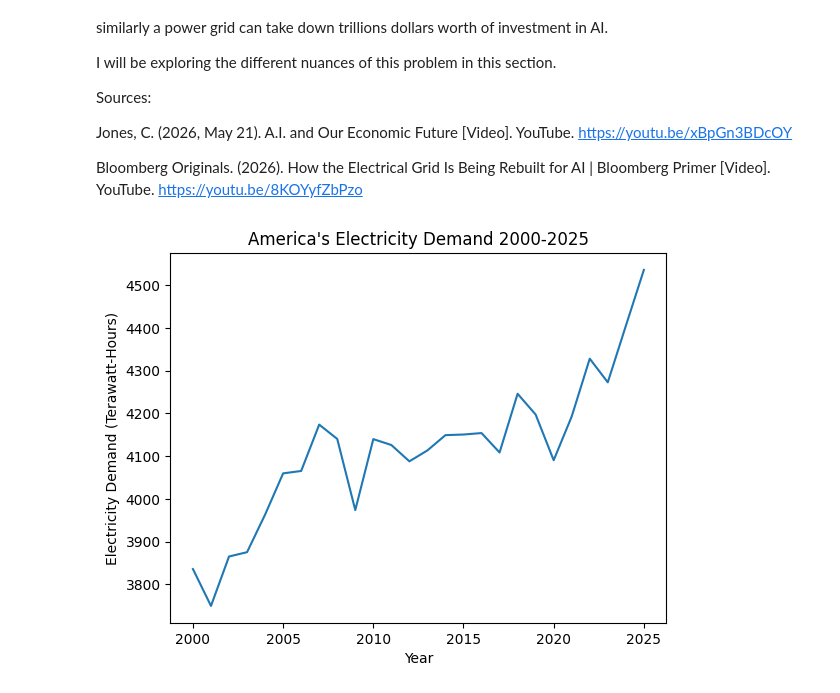
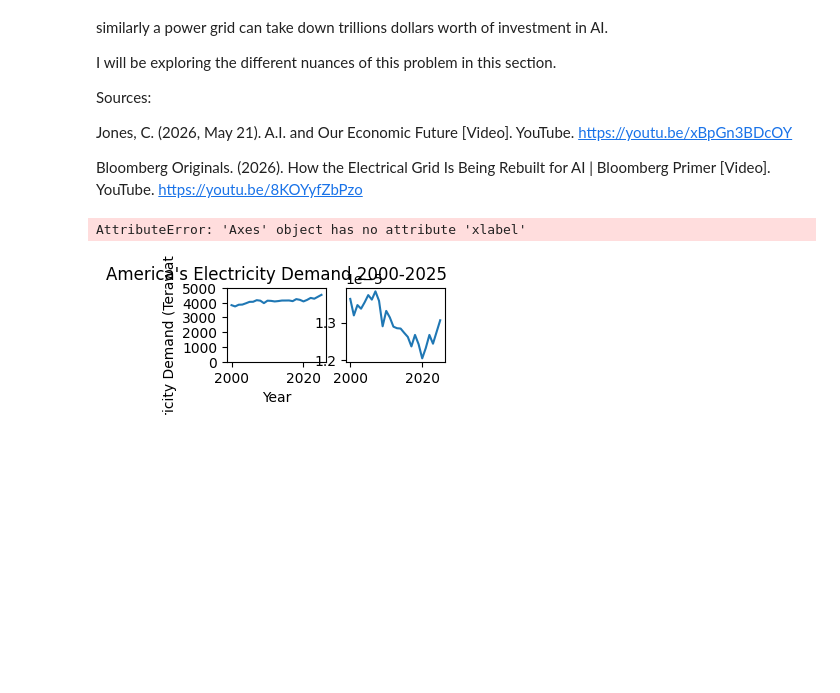
Before and after one commit to kduran-stack/climate_collection_kd, a Jupyter notebook: ML_energy_demand.ipynb, the cells around one changed output. Cells and saved outputs as stored; diff of their text form; code cells hidden in the pictures; blank space fills up the shorter version.

Commit message:
draft 1 - ML_energy_demand

```diff
--- a/ML_energy_demand.ipynb
+++ b/ML_energy_demand.ipynb
@@ -51,30 +51,72 @@ Bloomberg Originals. (2026). How the Electrical Grid Is Being Rebuilt for AI | B
 # %%
 #rows
 row_mask = (df["iso_code"] == "USA") & (df["year"].between(1985, 2025)) #Looking at the headers: column header = iso, stop at column value USA
 #columns
 columns = ["iso_code", "year", "electricity_demand"] #columns that we mentioned previously, of which we only wanted particular parts (which is why we did the row mask) + electricity demand
 america_unmasked = df.loc[row_mask, columns]
 
 
 
 
 # Create a mask column directly in pandas, do not used np.ma.masked_where because this will change it into a numpy dataframe
 america_unmasked = df.loc[row_mask, columns]
 
 # Drop rows where electricity_demand is NAN (only doing electricity_demand)
 america = america_unmasked.dropna(subset=["electricity_demand"])
 
 #america.head() #starts at 2000
 
 #america_unmasked.head() #starts at 1985
 
 
-#fig = figure.size(12,6)
 
-plt.plot(america["year"], america["electricity_demand"])
-plt.xlabel("Year")
-plt.ylabel("Electricity Demand (Terawatt-Hours)")
-plt.title("America's Electricity Demand 2000-2025")
+fig = plt.figure(figsize=[12,9]) #width,height
+
+#define axises
+
+# ax1 = plt.subplot2grid((8,2),(0,0),rowspan=2,colspan=2) #Americas electricity demand
+# ax2 = plt.subplot2grid((8,2),(0,1), rowspan=2,colspan=2) #America's Electricity demand per capita
+
+
+ax1 = plt.subplot2grid((8,8),(0,0)) #Americas electricity demand
+ax2 = plt.subplot2grid((8,8),(0,1)) #America's Electricity demand per capita
+# ax3 = plt.subplot2grid((8,2),(4,0), rowspan=2, colspan=2)
+# ax4= plt.subplot2grid((8,2),(6,0), rowspan=2, colspan=2)
+
+
+
+ax1.plot(america["year"], america["electricity_demand"])
+#rearranging the scale to mirror Bloomberg's graph: more information in textbook box below.
+ax1.set_yticks(np.arange(0, 5001, 1000))
+ax1.set(ylim=(0, 5000), xlabel=("Year"),ylabel=("Electricity Demand (Terawatt-Hours)"),title=("America's Electricity Demand 2000-2025"))
+# plt.show()
+
+# rows
+rows = (df["iso_code"] == "USA") & (df["year"]).between(2000, 2025)
+# columns
+col = ["iso_code", "year", "electricity_demand_per_capita"]
+
+america_per_unmasked = df.loc[rows, col]
+america_per = america_per_unmasked.dropna(subset=["electricity_demand_per_capita"]).copy()
+
+# Conversion: dividing by 1 billion to convert kWh/person to TWh/person
+america_per["electricity_demand_per_capita"] = america_per["electricity_demand_per_capita"] / 1_000_000_000
+
+# mask
+row_2022 = america_per[america_per["year"] == 2022]
+demand_2022 = row_2022["electricity_demand_per_capita"]
+
+ax2.plot(america_per["year"], america_per["electricity_demand_per_capita"])
+ax2.xlabel("Year")
+
+# Updated label to reflect Terawatt-Hours
+ax2.ylabel("Electricity Demand per Capita (Terawatt-Hours per Person)")
+ax2.title("America's Electricity Demand per Capita (2000-2025)")
+
+# dot
+ax2.plot(2022, demand_2022, marker="o", color="orange", markersize=8, label="GPT-3.5 model release (Start of AI boom)")
+ax2.legend()
 plt.show()
 # %% [output]
+AttributeError: 'Axes' object has no attribute 'xlabel'
-[figure, old version]
+[figure, new version]
```
Also changed, not shown: parts of 7 cells of this notebook.
